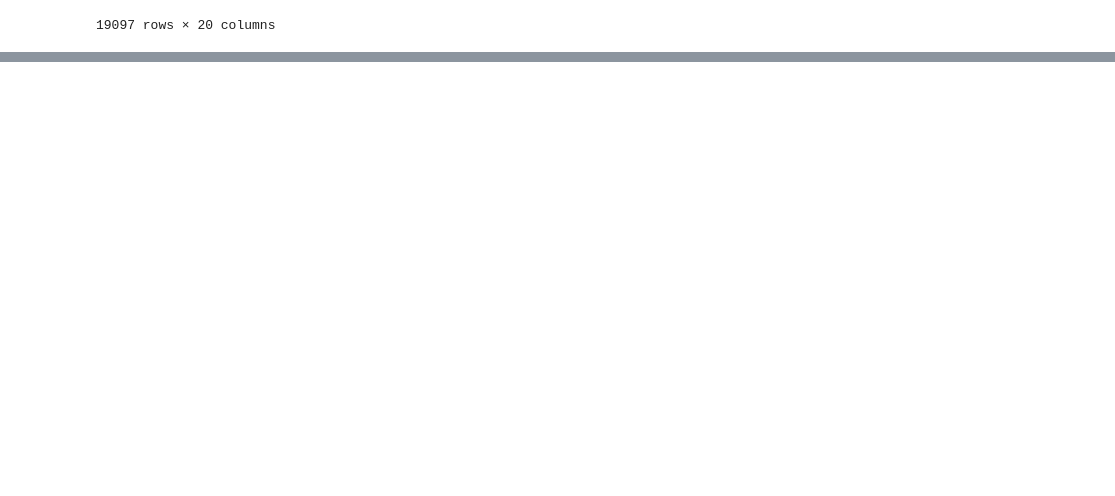
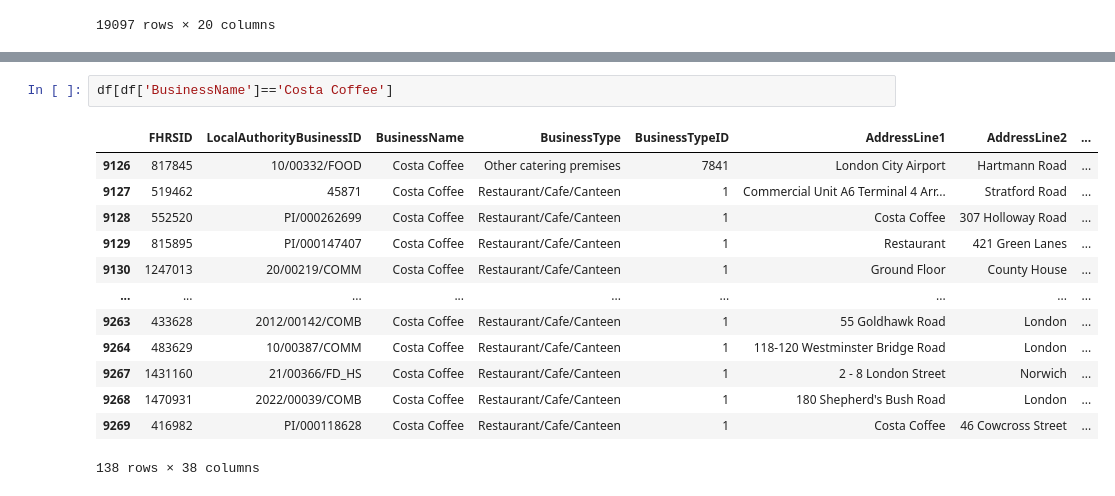
Before and after one commit to LouiseDantas/london-food-delivery, a Jupyter notebook: uber_notebook.ipynb, the cells around one changed output, grey strips where cells are left out. Saved outputs shown, nothing was run; the diff lists cells and outputs as text; blank space fills up the shorter version.

```diff
--- a/uber_notebook.ipynb
+++ b/uber_notebook.ipynb
@@ -632,0 +719,16 @@ df[df['RatingValue']=='0'][['Scores.Hygiene','RatingValue','BusinessName']]
+# %%
+df[df['BusinessName']=='Costa Coffee']
+# %% [output]
+|  | FHRSID | LocalAuthorityBusinessID | BusinessName | BusinessType | BusinessTypeID | AddressLine1 | AddressLine2 | ... |
+| 9126 | 817845 | 10/00332/FOOD | Costa Coffee | Other catering premises | 7841 | London City Airport | Hartmann Road | ... |
+| 9127 | 519462 | 45871 | Costa Coffee | Restaurant/Cafe/Canteen | 1 | Commercial Unit A6 Terminal 4 Arr... | Stratford Road | ... |
+| 9128 | 552520 | PI/000262699 | Costa Coffee | Restaurant/Cafe/Canteen | 1 | Costa Coffee | 307 Holloway Road | ... |
+| 9129 | 815895 | PI/000147407 | Costa Coffee | Restaurant/Cafe/Canteen | 1 | Restaurant | 421 Green Lanes | ... |
+| 9130 | 1247013 | 20/00219/COMM | Costa Coffee | Restaurant/Cafe/Canteen | 1 | Ground Floor | County House | ... |
+| ... | ... | ... | ... | ... | ... | ... | ... | ... |
+| 9263 | 433628 | 2012/00142/COMB | Costa Coffee | Restaurant/Cafe/Canteen | 1 | 55 Goldhawk Road | London | ... |
+| 9264 | 483629 | 10/00387/COMM | Costa Coffee | Restaurant/Cafe/Canteen | 1 | 118-120 Westminster Bridge Road | London | ... |
+| 9267 | 1431160 | 21/00366/FD_HS | Costa Coffee | Restaurant/Cafe/Canteen | 1 | 2 - 8 London Street | Norwich | ... |
+| 9268 | 1470931 | 2022/00039/COMB | Costa Coffee | Restaurant/Cafe/Canteen | 1 | 180 Shepherd's Bush Road | London | ... |
+| 9269 | 416982 | PI/000118628 | Costa Coffee | Restaurant/Cafe/Canteen | 1 | Costa Coffee | 46 Cowcross Street | ... |
+138 rows × 38 columns
```
Also changed, not shown: parts of 79 cells of this notebook.
